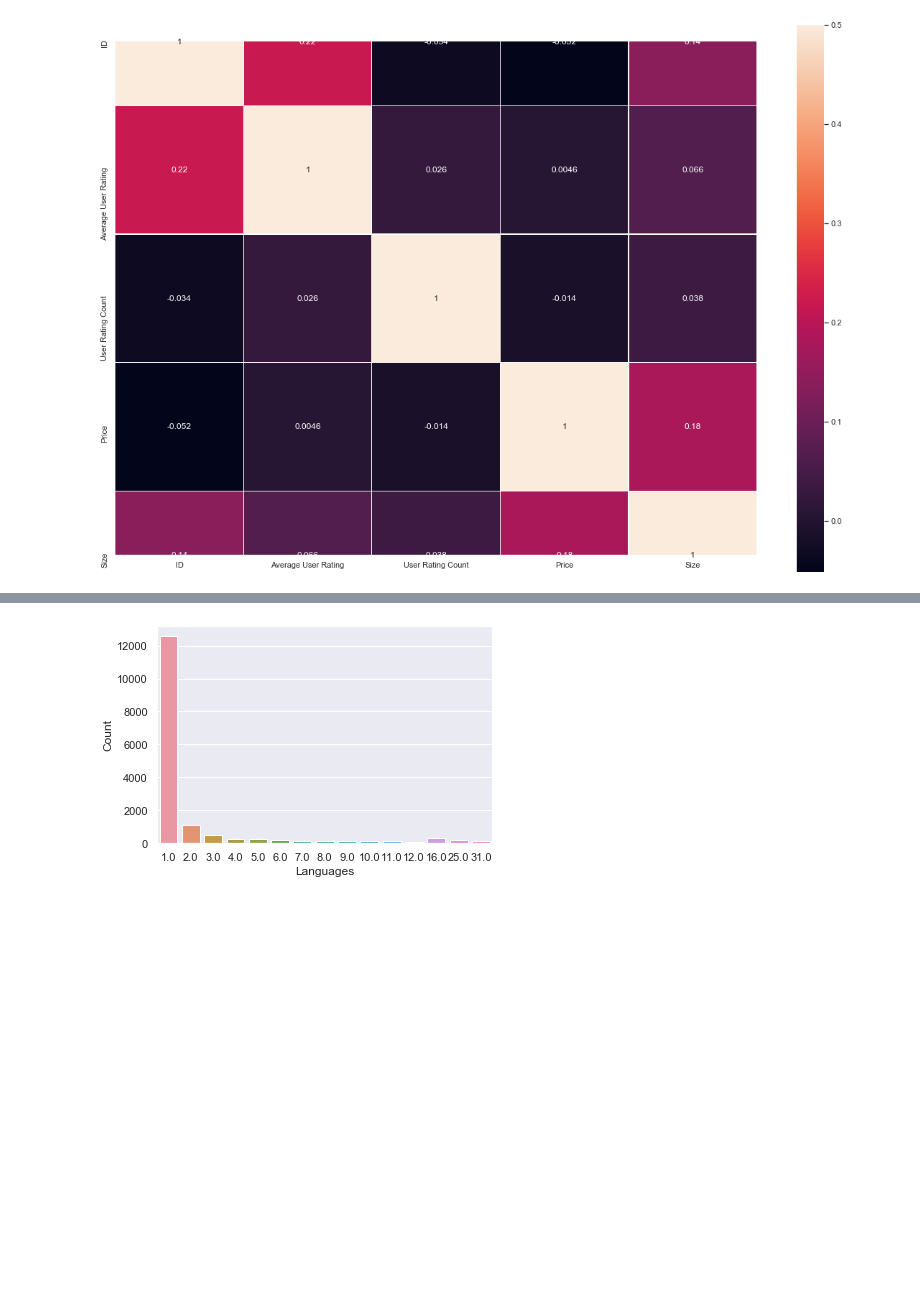
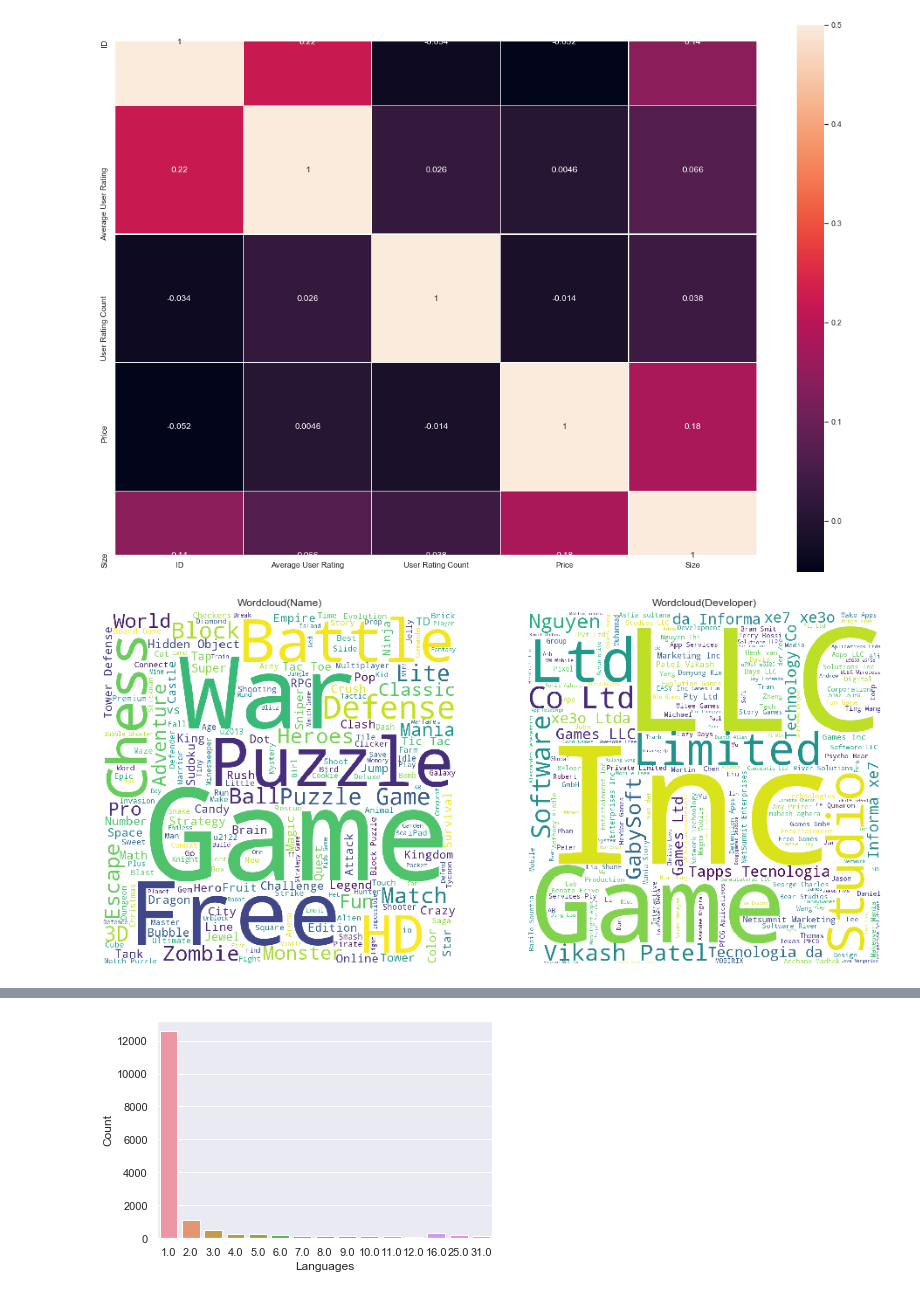
Before and after one commit to Lizhujie/Python-Project, a Jupyter notebook: Visualization_and_Data_clean_preprocess.ipynb, the cells around one changed output, grey strips where cells are left out. Saved outputs shown, nothing was run; the diff lists cells and outputs as text; code cells hidden in the pictures; blank space fills up the shorter version.

```diff
--- a/Visualization_and_Data_clean_preprocess.ipynb
+++ b/Visualization_and_Data_clean_preprocess.ipynb
@@ -102,3 +109,17 @@ sns.heatmap(data_train.corr(),linewidths=0.1,vmax=0.5,square=True,linecolor='whi
 plt.show()
 # %% [output]
 [figure]
+# %%
+%%time
+fig, ax = plt.subplots(1, 2, figsize=(16,32))
+wordcloud = WordCloud(background_color='white',width=800, height=800).generate(' '.join(data_train['Name']))
+wordcloud_sub = WordCloud(background_color='white',width=800, height=800).generate(' '.join(data_train['Developer'].dropna().astype(str)) )
+ax[0].imshow(wordcloud)
+ax[0].axis('off')
+ax[0].set_title('Wordcloud(Name)')
+ax[1].imshow(wordcloud_sub)
+ax[1].axis('off')
+ax[1].set_title('Wordcloud(Developer)')
+plt.show()
+# %% [output]
+[figure, added]
```
Also changed, not shown: parts of 3 cells of this notebook.
